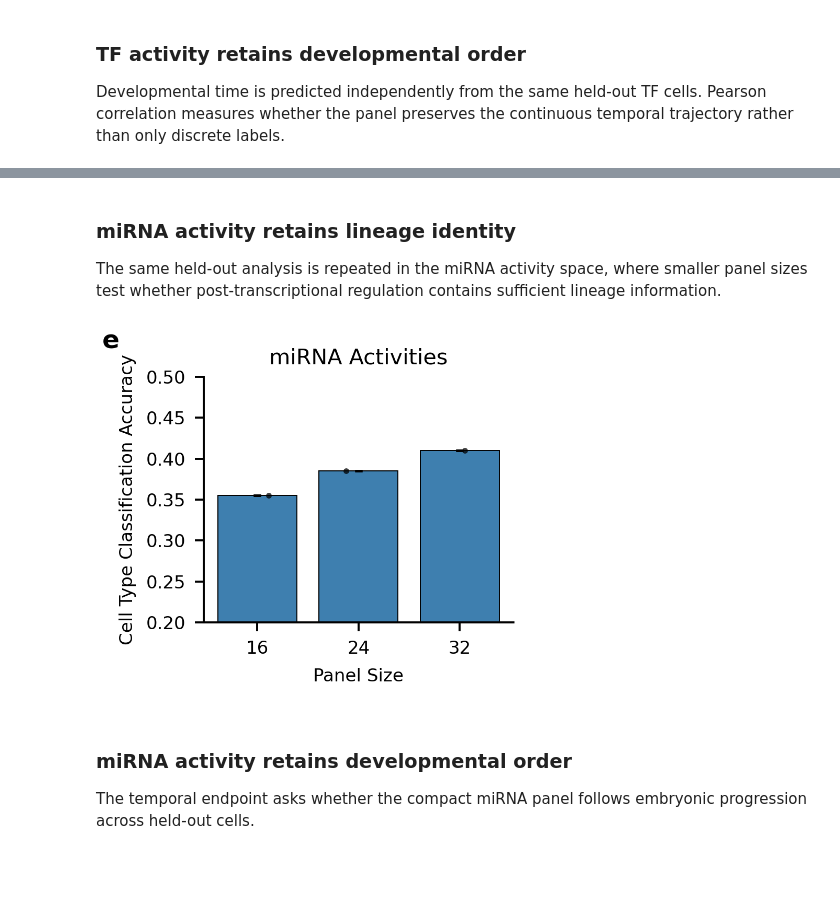
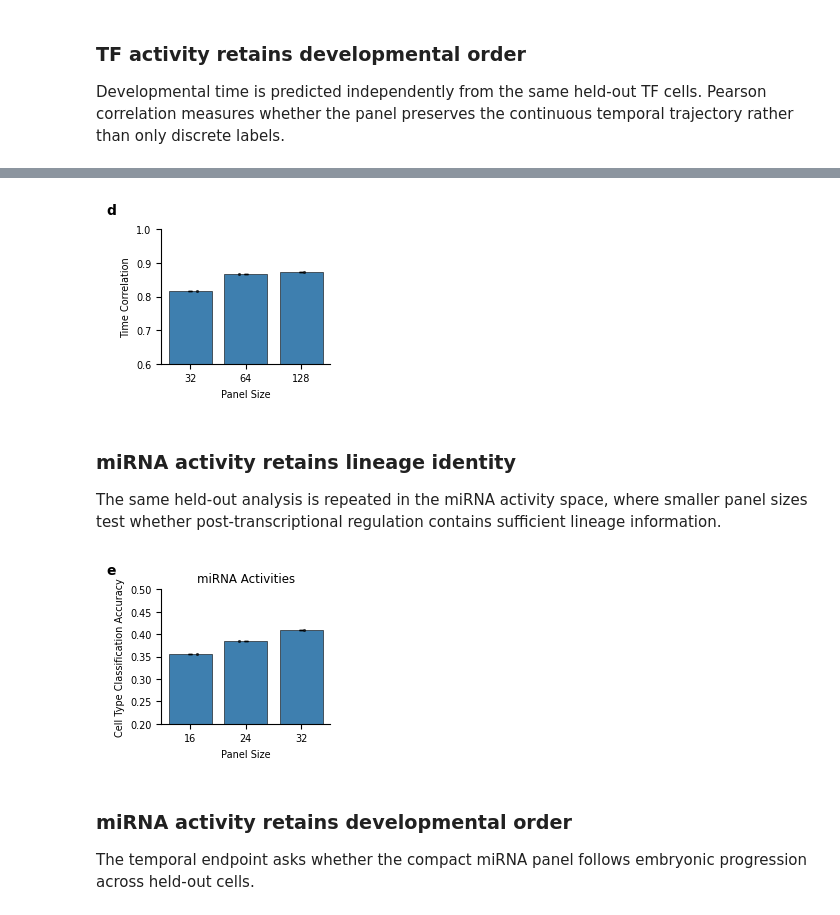
Before and after one commit to fym0503/SMITH, a Jupyter notebook: docs/source/tutorials/notebooks/regulatory_section/02_SMITH_Regulatory_Activity_executed.ipynb, the cells around one changed output, grey strips where cells are left out. Saved outputs shown, nothing was run; the diff lists cells and outputs as text; code cells hidden in the pictures; blank space fills up the shorter version.

```diff
--- a/docs/source/tutorials/notebooks/regulatory_section/02_SMITH_Regulatory_Activity_executed.ipynb
+++ b/docs/source/tutorials/notebooks/regulatory_section/02_SMITH_Regulatory_Activity_executed.ipynb
@@ -153,3 +138,19 @@ render_figure3_panel("d", width=430)
+# %%
+from reproducibility.workflows.regulatory_activity.analysis import write_statistical_analysis
+
+_ = write_statistical_analysis(
+    CASE_OUTPUT / "figure_data/figure3_c_f_values.tsv",
+    CASE_OUTPUT / "figure_data",
+)
+tf_values = pd.read_csv(CASE_OUTPUT / "figure_data/figure3_c_f_values.tsv", sep="	")
+figure, axis = plt.subplots(figsize=(2.35, 2.10), facecolor="white")
+_draw_bar_panel(axis, tf_values, PANEL_SPECS["d"])
+figure.text(0.015, 0.985, "d", ha="left", va="top", fontsize=10, weight="bold")
+figure.subplots_adjust(left=0.25, right=0.97, bottom=0.22, top=0.86)
+display(figure)
+plt.close(figure)
+# %% [output]
+[figure, added]
 # %% [markdown]
 ### miRNA activity retains lineage identity
 
@@ -157,19 +158,25 @@ The same held-out analysis is repeated in the miRNA activity space, where smalle
 # %%
 import warnings
 from reproducibility.workflows.regulatory_activity.evaluate_outputs import evaluate
 
 panel_file = CASE_OUTPUT / "runs/elegans_mirna/split_1/seed_1/panel_32/panels/SMITH_top32.tsv"
 recheck_dir = CASE_OUTPUT / "notebook_recheck/elegans_mirna"
 with warnings.catch_warnings():
     warnings.filterwarnings("ignore", message="y_pred contains classes not in y_true")
     _ = evaluate(
         DATA_ROOT / "regulatory_activity/elegans/splits/elegans_mirna/split_1/train.h5ad",
         DATA_ROOT / "regulatory_activity/elegans/splits/elegans_mirna/split_1/test.h5ad",
         panel_file, recheck_dir, 32, neighbors=5,
     )
-render_figure3_panel("e", width=430)
+mirna_values = pd.read_csv(CASE_OUTPUT / "figure_data/figure3_c_f_values.tsv", sep="	")
+figure, axis = plt.subplots(figsize=(2.35, 2.10), facecolor="white")
+_draw_bar_panel(axis, mirna_values, PANEL_SPECS["e"])
+figure.text(0.015, 0.985, "e", ha="left", va="top", fontsize=10, weight="bold")
+figure.subplots_adjust(left=0.25, right=0.97, bottom=0.22, top=0.86)
+display(figure)
+plt.close(figure)
 # %% [output]
-[figure, old version]
+[figure, new version]
 # %% [markdown]
 ### miRNA activity retains developmental order
 
```
Also changed, not shown: parts of 17 cells of this notebook, 1 other file.
